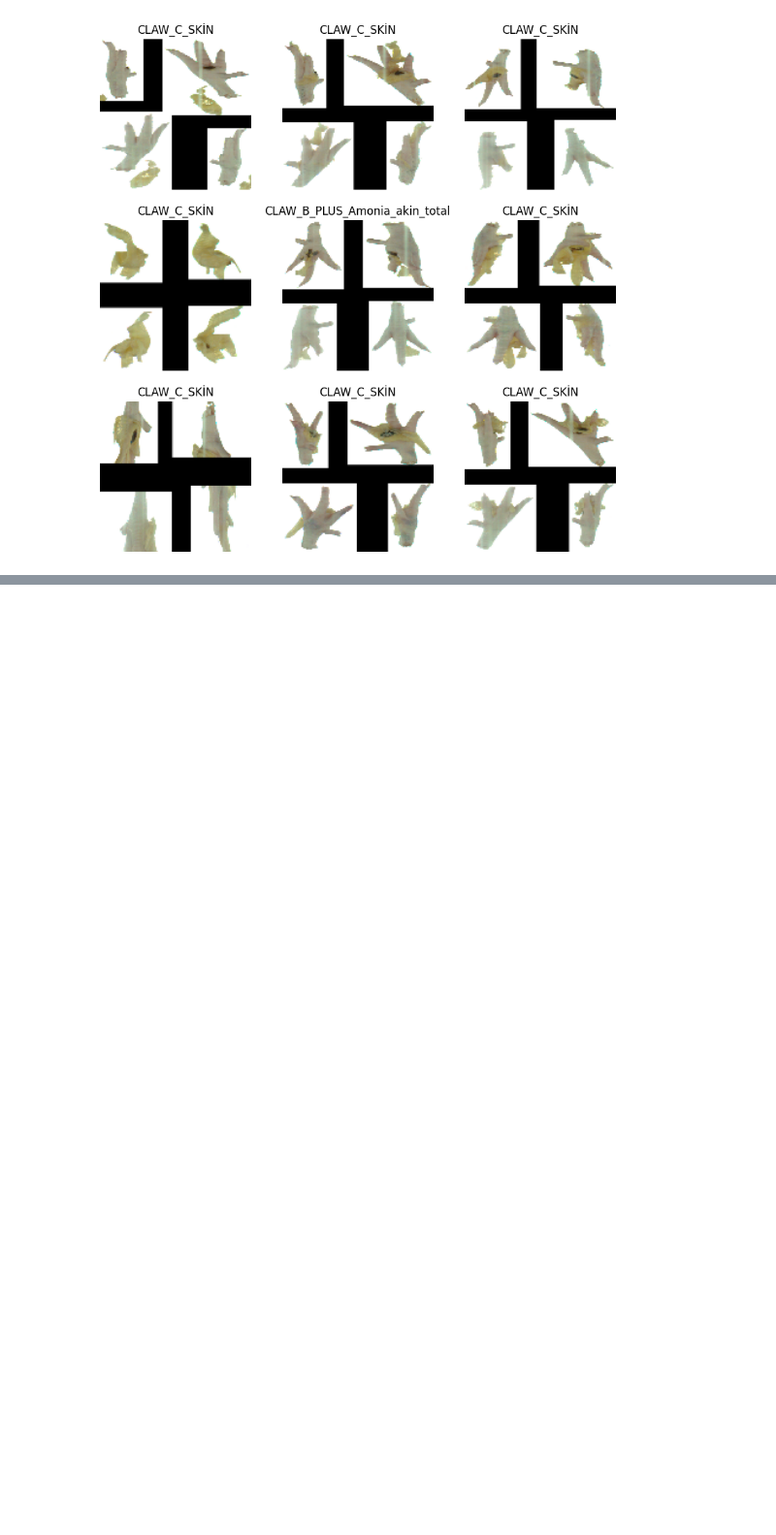
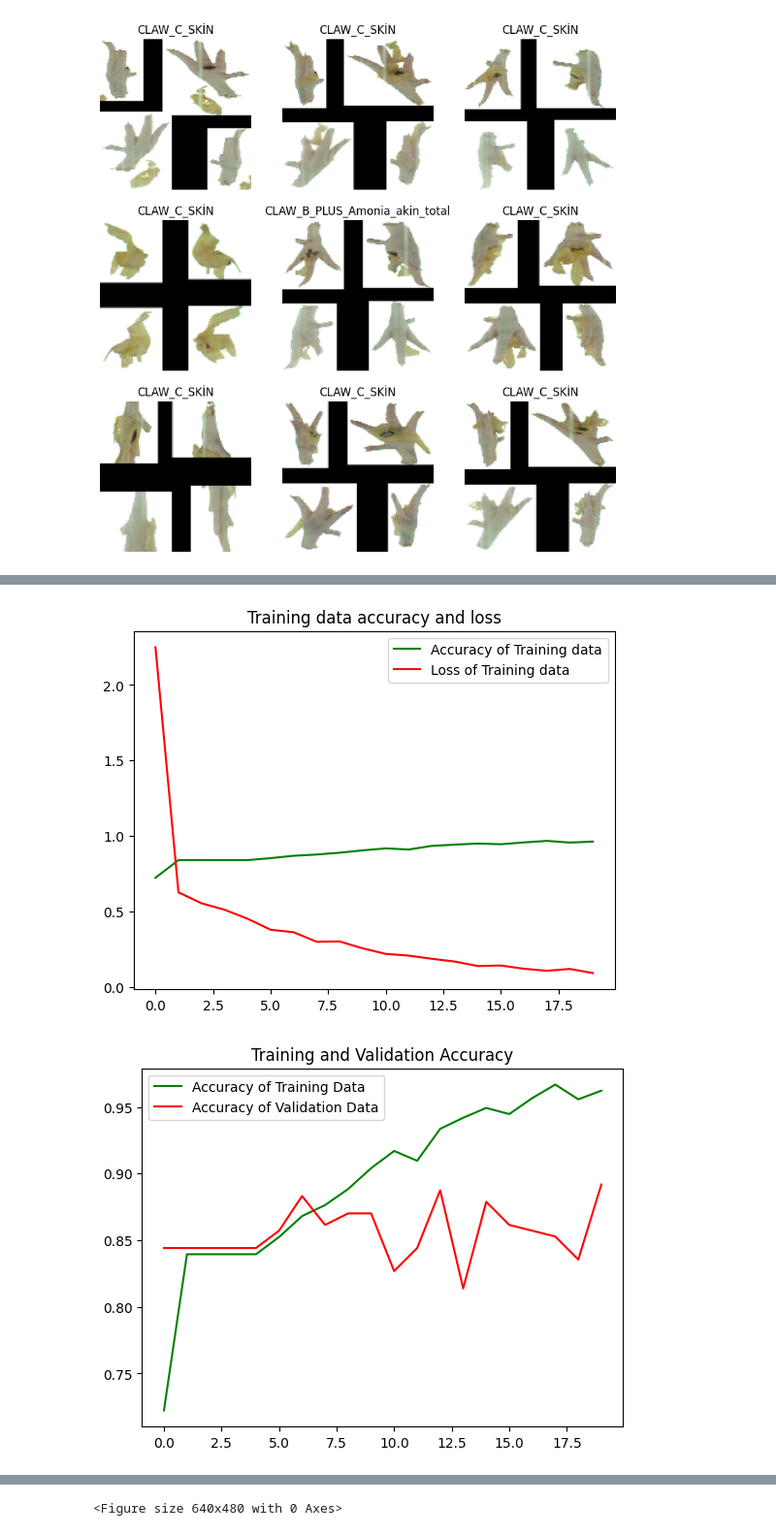
Before and after one commit to Beyza-N/claw-detection-and-classification, a Jupyter notebook: claw_project.ipynb, the cells around one changed output, grey strips where cells are left out. Shown at 97% size. Drawn from its saved outputs; the diff is of its cells as text; code cells hidden in the pictures; blank space fills up the shorter version.

```diff
--- a/claw_project.ipynb
+++ b/claw_project.ipynb
@@ -104,7 +105,7 @@ model.add(keras.layers.Dropout(0.25))
 model.add(keras.layers.Flatten())
 model.add(keras.layers.Dense(128,activation="relu",kernel_initializer="he_normal"))
 model.add(keras.layers.Dense(64,"relu"))
-model.add(keras.layers.Dense(4,"softmax"))
+model.add(keras.layers.Dense(5,"softmax"))
 # %%
 model.compile(loss="sparse_categorical_crossentropy",
               optimizer = "Adam",metrics=["accuracy"])
@@ -112,0 +132,2 @@ model.summary()
+# %%
+hist = model.fit(train_ds,validation_data=val_ds,epochs=20, batch_size=64, verbose=1)
@@ -112,0 +152,28 @@ model.summary()
+# %%
+get_ac = hist.history['accuracy']
+get_los = hist.history['loss']
+val_acc = hist.history['val_accuracy']
+val_loss = hist.history['val_loss']
+# %%
+epochs = range(len(get_ac))
+plt.plot(epochs, get_ac, 'g', label='Accuracy of Training data')
+plt.plot(epochs, get_los, 'r', label='Loss of Training data')
+plt.title('Training data accuracy and loss')
+plt.legend(loc=0)
+plt.figure()
+
+plt.plot(epochs, get_ac, 'g', label='Accuracy of Training Data')
+plt.plot(epochs, val_acc, 'r', label='Accuracy of Validation Data')
+plt.title('Training and Validation Accuracy')
+plt.legend(loc=0)
+plt.figure()
+
+plt.plot(epochs, get_los, 'g', label='Loss of Training Data')
+plt.plot(epochs, val_loss, 'r', label='Loss of Validation Data')
+plt.title('Training and Validation Loss')
+plt.legend(loc=0)
+plt.figure()
+plt.show()
+# %% [output]
+[figure, added]
+[figure, added]
@@ -112,0 +181 @@ model.summary()
+<Figure size 640x480 with 0 Axes>
```
Also changed, not shown: parts of 7 cells of this notebook.
